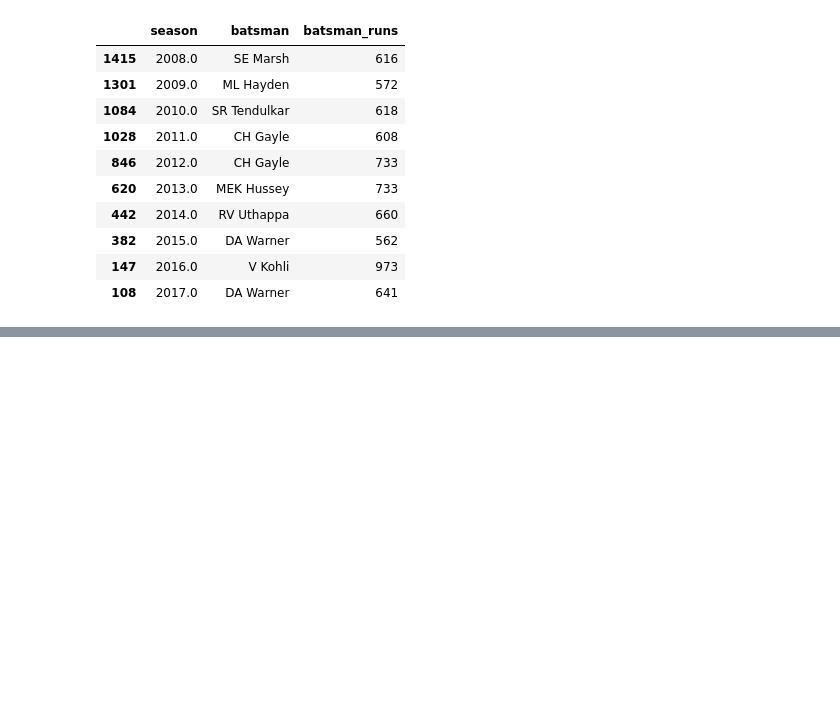
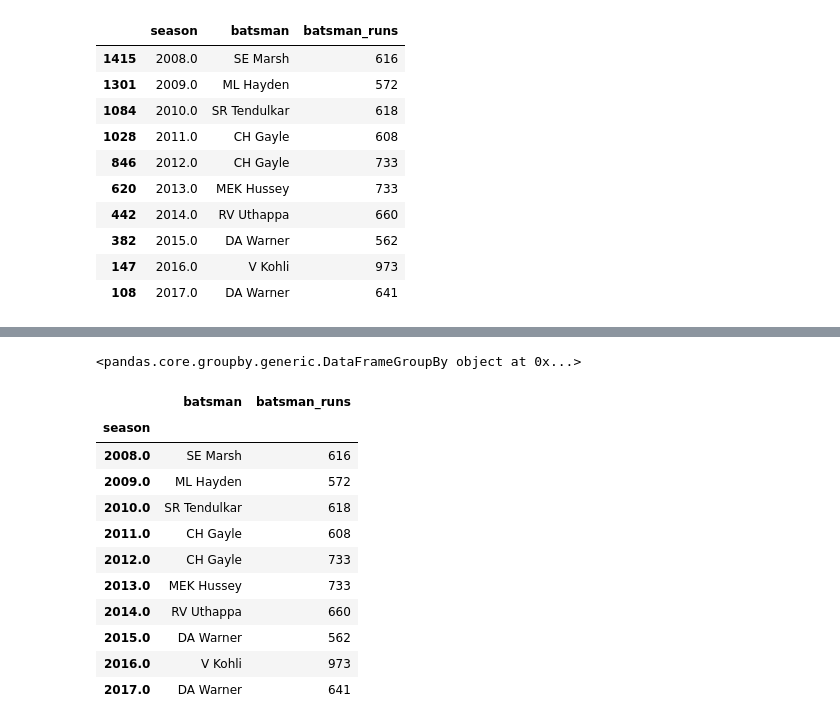
Before and after one commit to Abhishek6706/Fundamentals, a Jupyter notebook: pandas/DataFrame/merging_joining_concatenating.ipynb, the cells around one changed output, grey strips where cells are left out. Drawn from its saved outputs; the diff is of its cells as text; code cells hidden in the pictures; blank space fills up the shorter version.

```diff
--- a/pandas/DataFrame/merging_joining_concatenating.ipynb
+++ b/pandas/DataFrame/merging_joining_concatenating.ipynb
@@ -1242,0 +1277,19 @@ batsman_run_season_wise.sort_values(by='batsman_runs', ascending=False).drop_dup
+# %%
+batsman_run_season_wise.sort_values('batsman_runs', ascending=False).groupby(by='season')
+# %% [output]
+<pandas.core.groupby.generic.DataFrameGroupBy object at 0x...>
+# %%
+batsman_run_season_wise.sort_values('batsman_runs', ascending=False).groupby(by='season').first()
+# %% [output]
+|  | batsman | batsman_runs |
+| season |  |  |
+| 2008.0 | SE Marsh | 616 |
+| 2009.0 | ML Hayden | 572 |
+| 2010.0 | SR Tendulkar | 618 |
+| 2011.0 | CH Gayle | 608 |
+| 2012.0 | CH Gayle | 733 |
+| 2013.0 | MEK Hussey | 733 |
+| 2014.0 | RV Uthappa | 660 |
+| 2015.0 | DA Warner | 562 |
+| 2016.0 | V Kohli | 973 |
+| 2017.0 | DA Warner | 641 |
```
Also changed, not shown: parts of 2 cells of this notebook, 1 other file.
